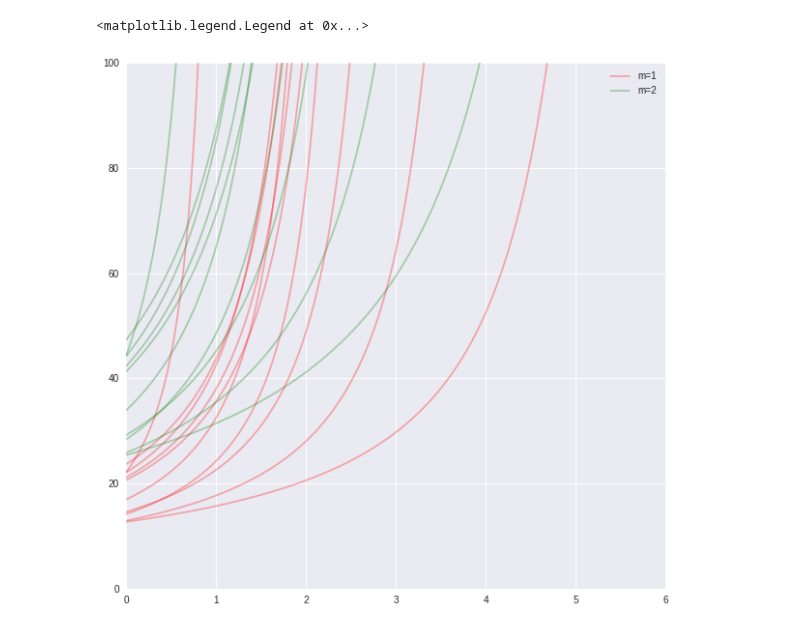
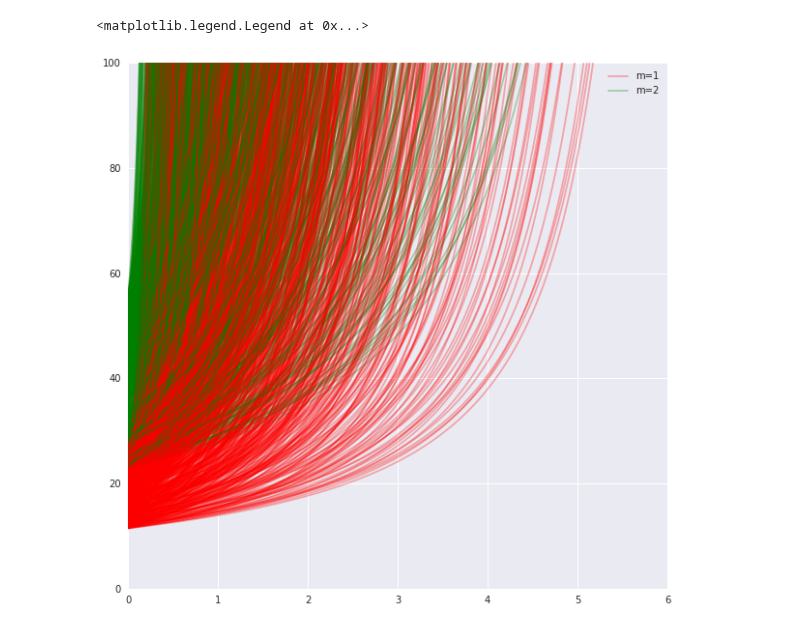
Before and after one commit to awakenting/master-thesis, a Jupyter notebook: code/Stimulus_plots.ipynb, the cells around one changed output. Cells and saved outputs as stored; diff of their text form; code cells hidden in the pictures.

Commit message:
worked on plots

```diff
--- a/code/Stimulus_plots.ipynb
+++ b/code/Stimulus_plots.ipynb
@@ -65,27 +65,42 @@ for m, mcolor in zip([1, 2, 3], ['r', 'g', 'b']):
 # %%
 LV_vals = np.array([0.19, 0.38, 0.56, 0.74, 0.93, 1.11])
 stim_size = 15
 length = 10
 dt = 0.001
-m = 1.5
+m = 1
 b = 0
+critical_angle = 35
+
 speeds = 1/(LV_vals/stim_size)
 speed = speeds[3]
+
+lv_list = []
+resp_t_list = []
+resp_dist_list = []
+resp_ttc_list = []
+
 plt.figure(figsize=(10, 10))
-for i in range(10):
+for i in range(1000):
     lv = np.random.rand()*1.1 + 0.1
     stim_size = np.random.rand()*15 + 10
     speed = 1/(lv/stim_size)
     for m, mcolor in zip([1, 2], ['r', 'g']):
         t, stims, tstims, dists, t_to_collision, transformed_stim_to_collision = md.transform_stim(stim_size, speed, length, dt, m, b)
+
+        t_resp_idx = np.argmin(np.abs(tstims - critical_angle))
+        lv_list.append(lv)
+        resp_t_list.append(t[t_resp_idx])
+        resp_ttc_list.append(t_to_collision[t_resp_idx])
+        resp_dist_list.append(dists[t_resp_idx])
+
         if i == 0:
             plt.plot(t, tstims, c=mcolor, alpha=0.3, label='m=' + str(m))
         else:
             plt.plot(t, tstims, c=mcolor, alpha=0.3)
 plt.xlim([0, 6])
 plt.ylim([0, 100])
 plt.legend()
 #plt.plot(t, dists)
 # %% [output]
 <matplotlib.legend.Legend at 0x...>
-[figure, old version]
+[figure, new version]
```
Also changed, not shown: parts of 10 cells of this notebook, 16 other files.
